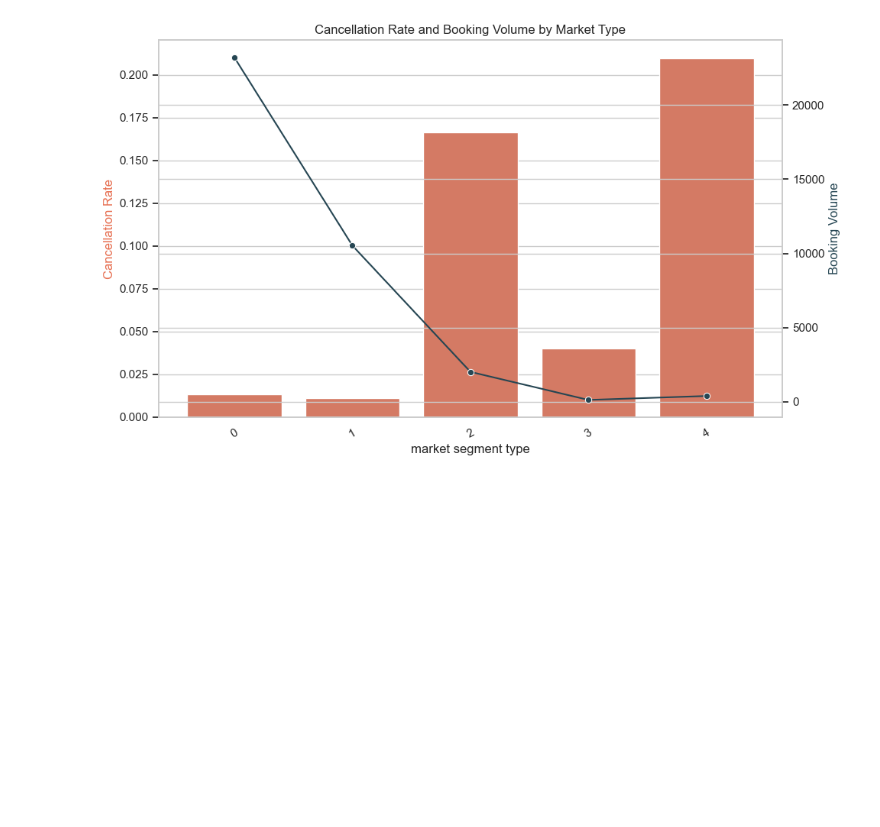
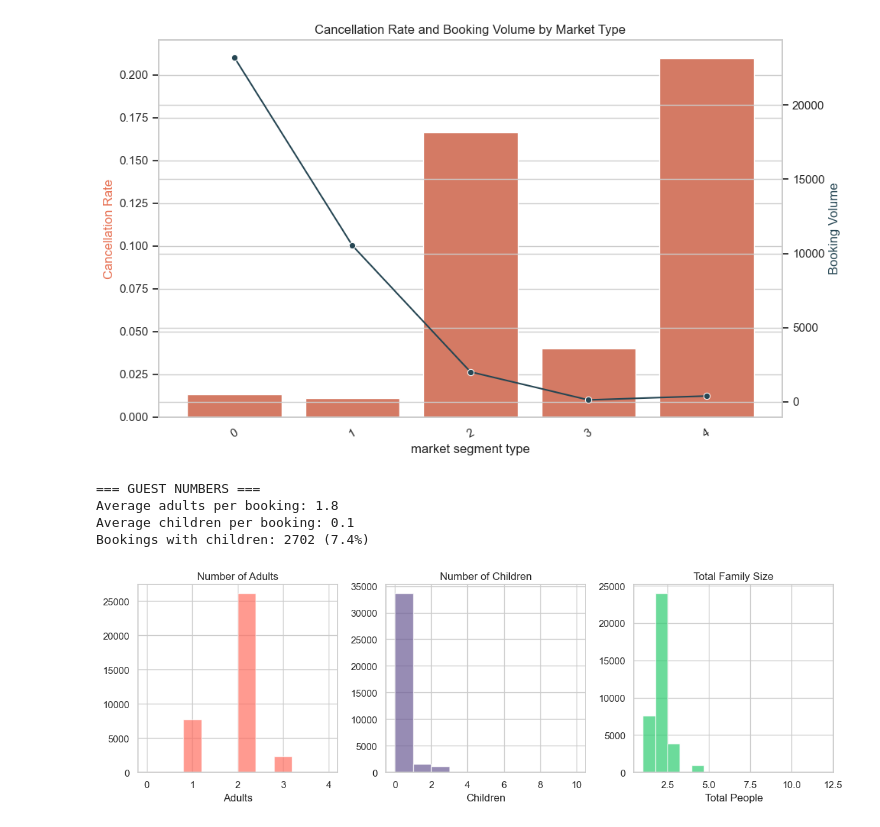
Before and after one commit to m07amed25/Cellelua_Internship, a Jupyter notebook: Mohamed Reda 1/main.ipynb, the cells around one changed output. Saved outputs shown, nothing was run; the diff lists cells and outputs as text; code cells hidden in the pictures; blank space fills up the shorter version.

```diff
--- a/Mohamed Reda 1/main.ipynb
+++ b/Mohamed Reda 1/main.ipynb
@@ -349,3 +349,35 @@ plt.savefig("cancel_rate_vs_volume.png", dpi=300)
 plt.show()
 # %% [output]
 [figure]
+# %%
+# Number of Adults and Children
+print("=== GUEST NUMBERS ===")
+print(f"Average adults per booking: {df['number of adults'].mean():.1f}")
+print(f"Average children per booking: {df['number of children'].mean():.1f}")
+print(f"Bookings with children: {(df['number of children'] > 0).sum()} ({(df['number of children'] > 0).mean()*100:.1f}%)")
+
+plt.figure(figsize=(12, 4))
+plt.subplot(1, 3, 1)
+df['number of adults'].hist(bins=10, color='#FF6F61', alpha=0.7)
+plt.title('Number of Adults')
+plt.xlabel('Adults')
+
+plt.subplot(1, 3, 2)
+df['number of children'].hist(bins=10, color='#6B5B95', alpha=0.7)
+plt.title('Number of Children')
+plt.xlabel('Children')
+
+plt.subplot(1, 3, 3)
+(df['number of adults'] + df['number of children']).hist(bins=15, color='#2ecc71', alpha=0.7)
+plt.title('Total Family Size')
+plt.xlabel('Total People')
+
+plt.tight_layout()
+plt.savefig('plots/guest_numbers.png', dpi=300)
+plt.show()
+# %% [output]
+=== GUEST NUMBERS ===
+Average adults per booking: 1.8
+Average children per booking: 0.1
+Bookings with children: 2702 (7.4%)
+[figure, added]
```
Also changed, not shown: parts of 3 cells of this notebook, 6 other files.
